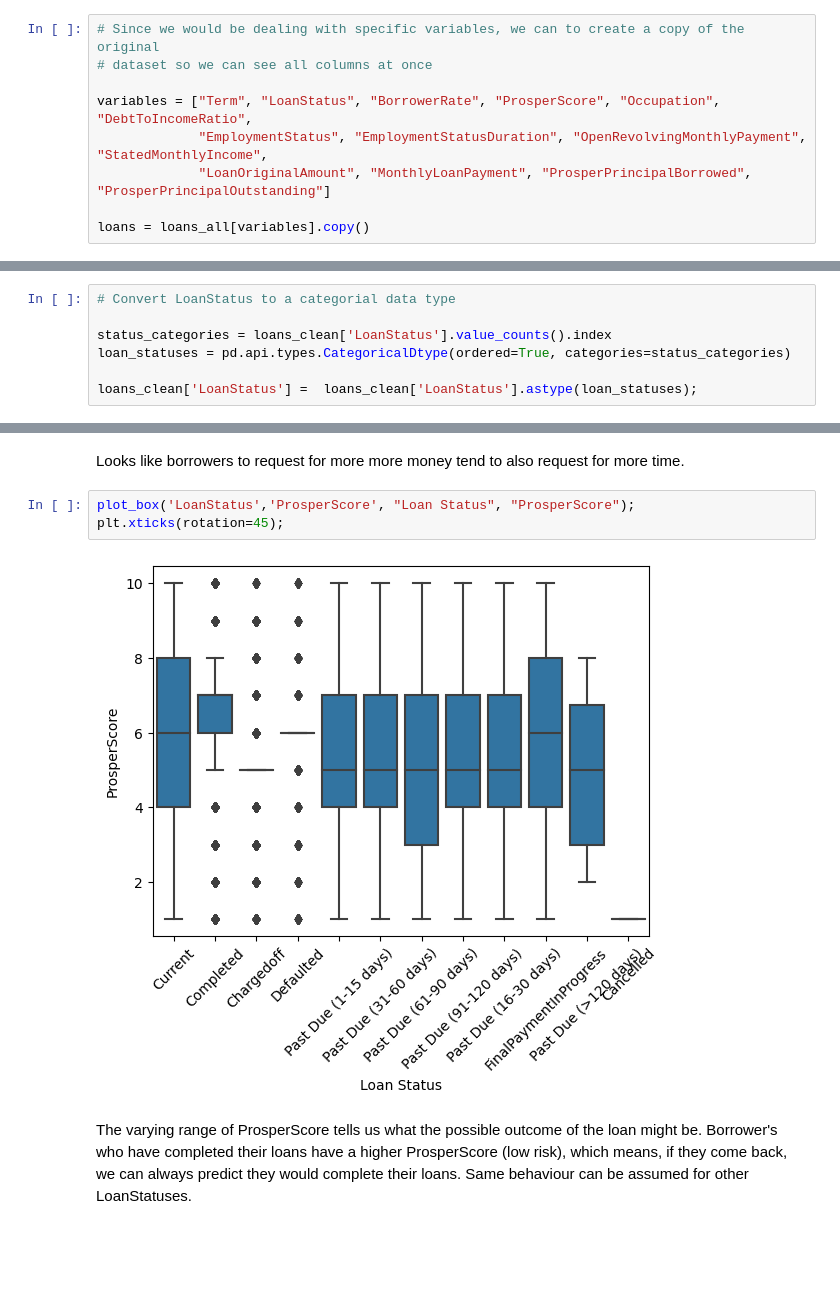
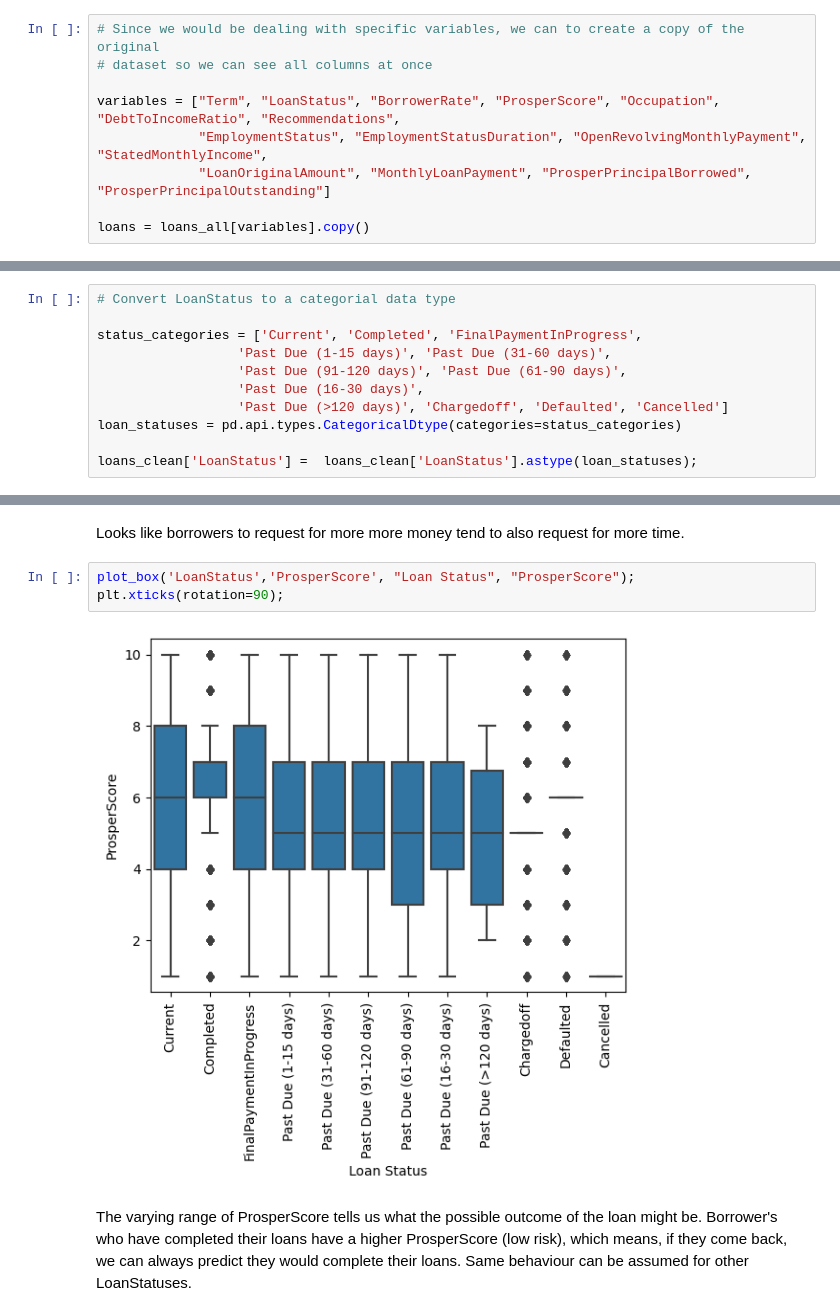
Before and after one commit to ismailomodara/prosper-loan-analysis, a Jupyter notebook: Prosper_Loans_Data_Part1.ipynb, the cells around one changed output, grey strips where cells are left out. Saved outputs shown, nothing was run; the diff lists cells and outputs as text; blank space fills up the shorter version.

```diff
--- a/Prosper_Loans_Data_Part1.ipynb
+++ b/Prosper_Loans_Data_Part1.ipynb
@@ -50,7 +50,7 @@ loans_all.head()
 # Since we would be dealing with specific variables, we can to create a copy of the original
 # dataset so we can see all columns at once
 
-variables = ["Term", "LoanStatus", "BorrowerRate", "ProsperScore", "Occupation",  "DebtToIncomeRatio",
+variables = ["Term", "LoanStatus", "BorrowerRate", "ProsperScore", "Occupation",  "DebtToIncomeRatio", "Recommendations",
              "EmploymentStatus", "EmploymentStatusDuration", "OpenRevolvingMonthlyPayment", "StatedMonthlyIncome",
              "LoanOriginalAmount", "MonthlyLoanPayment", "ProsperPrincipalBorrowed", "ProsperPrincipalOutstanding"]
 
@@ -132,8 +132,12 @@ After removal - (104985, 14)
 # %%
 # Convert LoanStatus to a categorial data type
 
-status_categories = loans_clean['LoanStatus'].value_counts().index
-loan_statuses = pd.api.types.CategoricalDtype(ordered=True, categories=status_categories)
+status_categories = ['Current', 'Completed', 'FinalPaymentInProgress',
+                  'Past Due (1-15 days)', 'Past Due (31-60 days)',
+                  'Past Due (91-120 days)', 'Past Due (61-90 days)',
+                  'Past Due (16-30 days)',
+                  'Past Due (>120 days)', 'Chargedoff', 'Defaulted', 'Cancelled']
+loan_statuses = pd.api.types.CategoricalDtype(categories=status_categories)
 
 loans_clean['LoanStatus'] =  loans_clean['LoanStatus'].astype(loan_statuses);
 # %%
@@ -417,9 +421,9 @@ plot_box('Term','LoanOriginalAmount', "Term (months)", "Loan Amount ($)");
 Looks like borrowers to request for more more money tend to also request for more time.
 # %%
 plot_box('LoanStatus','ProsperScore', "Loan Status", "ProsperScore");
-plt.xticks(rotation=45);
+plt.xticks(rotation=90);
 # %% [output]
-[figure, old version]
+[figure, new version]
 # %% [markdown]
 The varying range of ProsperScore tells us what the possible outcome of the loan might be. Borrower's who have completed their loans have a higher ProsperScore (low risk), which means, if they come back, we can always predict they would complete their loans. Same behaviour can be assumed for other LoanStatuses.
 # %%
```
Also changed, not shown: parts of 17 cells of this notebook, 4 other files.
